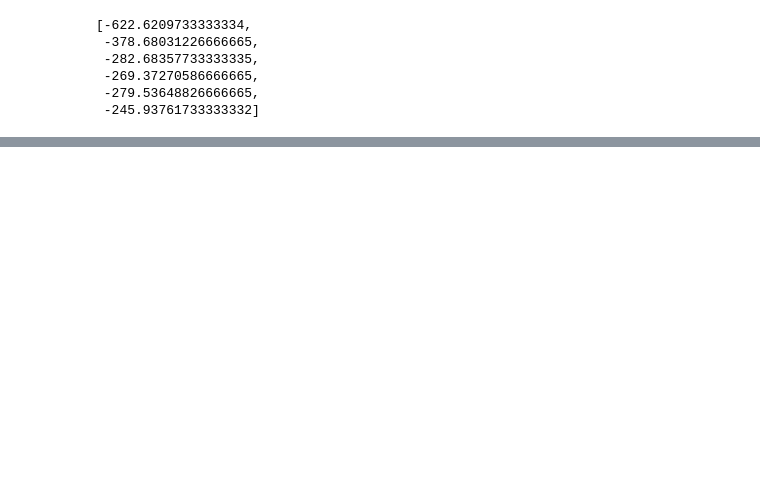
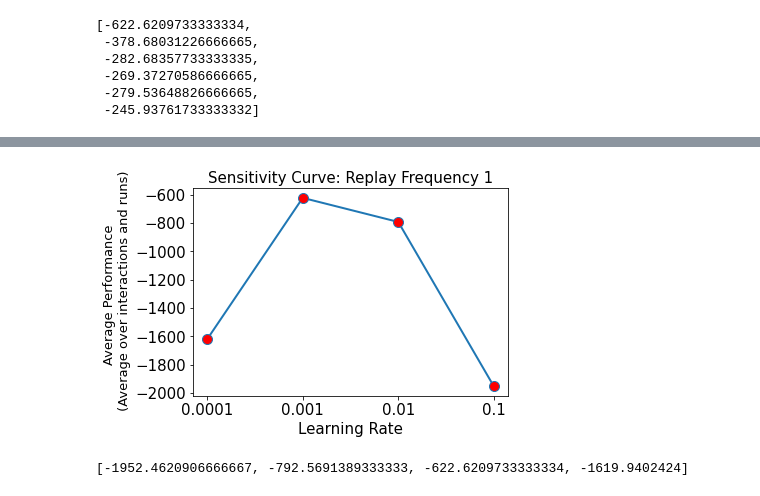
Before and after one commit to animeshkumarpaul/IncreasingReplay, a Jupyter notebook: 5_Plotting_Individual_plot_for_each_replay_frequency.ipynb, the cells around one changed output, grey strips where cells are left out. Cells and saved outputs as stored; diff of their text form; code cells hidden in the pictures; blank space fills up the shorter version.

```diff
--- a/5_Plotting_Individual_plot_for_each_replay_frequency.ipynb
+++ b/5_Plotting_Individual_plot_for_each_replay_frequency.ipynb
@@ -316,0 +428,42 @@ pdf.close()
+# %%
+from matplotlib.ticker import ScalarFormatter
+from matplotlib.ticker import FormatStrFormatter
+
+
+pdf = matplotlib.backends.backend_pdf.PdfPages(plots_path + "\Sensitivity_Curve_learning_rate_rf_"+str(replay) +".pdf")
+fsize = 15
+fig, ax = plt.subplots()
+#base, = ax.plot(mean, label=None, linewidth=2)
+x_axis = learning_rate_list
+
+
+p2 = ax.plot(x_axis, average_undiscounted_return, linewidth=2,marker ='o',markersize=10,markerfacecolor='red')
+
+
+plt.title('Sensitivity Curve: Replay Frequency '+ str(replay), size = fsize)
+plt.xlabel("Learning Rate",size = fsize)
+plt.ylabel("Average Performance \n (Average over interactions and runs)",size = 13)
+
+plt.tight_layout()
+plt.subplots_adjust(left=0.22, right=0.95, top=0.9, bottom=0.18)
+plt.xticks(size = fsize)
+plt.xscale('log',base=2)
+plt.yticks(size = fsize)
+ax.set_xticks(x_axis)
+
+plt.gca().xaxis.set_major_formatter(FormatStrFormatter('%g'))
+
+#for axis in [ax.xaxis, ax.yaxis]:
+#    axis.set_major_formatter(ScalarFormatter())
+
+plt.show()
+
+plt.close()
+pdf.savefig(fig)
+pdf.close()
+# %% [output]
+[figure, added]
+# %%
+average_undiscounted_return
+# %% [output]
+[-1952.4620906666667, -792.5691389333333, -622.6209733333334, -1619.9402424]
```
Also changed, not shown: parts of 19 cells of this notebook, 2 other files.
